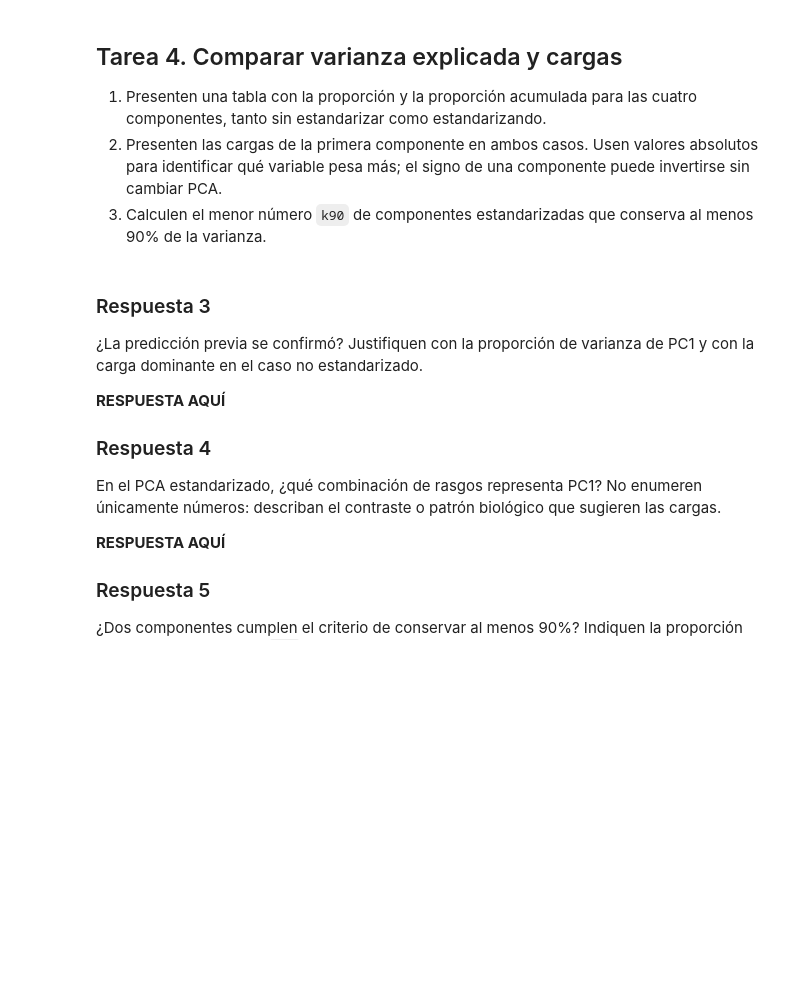
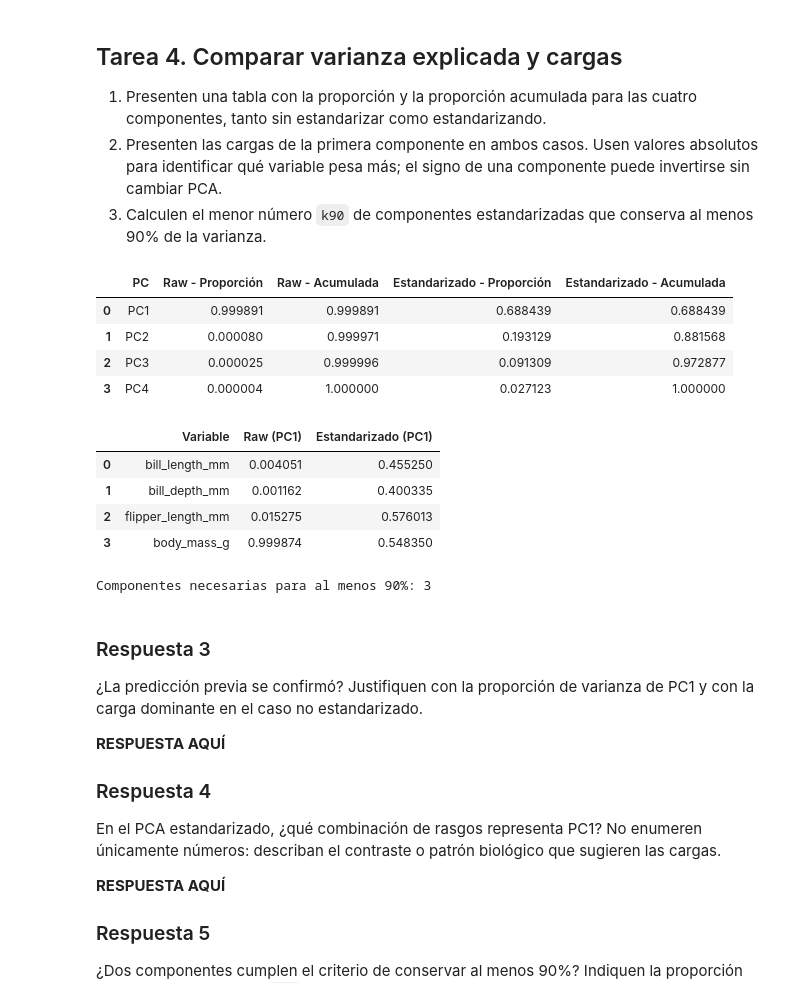
Before and after one commit to AndyEdu-usfq/hackathon2_student, a Jupyter notebook: Hackathon_2_Starter.ipynb, the cells around one changed output. Saved outputs shown, nothing was run; the diff lists cells and outputs as text; code cells hidden in the pictures; blank space fills up the shorter version.

```diff
--- a/Hackathon_2_Starter.ipynb
+++ b/Hackathon_2_Starter.ipynb
@@ -128,13 +161,40 @@ print("Desviación estándar de Z:", ...)
 3. Calculen el menor número `k90` de componentes estandarizadas que conserva al menos 90% de la varianza.
 # %%
 # TODO: construir summary y loadings_pc1.
-summary = ...
-loadings_pc1 = ...
-k90 = ...
+# Crear tabla de varianza explicada
+summary = pd.DataFrame({
+    'PC': ['PC1', 'PC2', 'PC3', 'PC4'],
+    'Raw - Proporción': ratio_raw,
+    'Raw - Acumulada': np.cumsum(ratio_raw),
+    'Estandarizado - Proporción': ratio_std,
+    'Estandarizado - Acumulada': np.cumsum(ratio_std)
+})
+
+# Cargas de la primera componente (valores absolutos)
+loadings_pc1 = pd.DataFrame({
+    'Variable': FEATURES,
+    'Raw (PC1)': np.abs(components_raw[0]),
+    'Estandarizado (PC1)': np.abs(components_std[0])
+})
+
+# Menor número de componentes para 90% de varianza acumulada
+k90 = np.argmax(np.cumsum(ratio_std) >= 0.90) + 1
 
 display(summary)
 display(loadings_pc1)
 print("Componentes necesarias para al menos 90%:", k90)
+# %% [output]
+|  | PC | Raw - Proporción | Raw - Acumulada | Estandarizado - Proporción | Estandarizado - Acumulada |
+| 0 | PC1 | 0.999891 | 0.999891 | 0.688439 | 0.688439 |
+| 1 | PC2 | 0.000080 | 0.999971 | 0.193129 | 0.881568 |
+| 2 | PC3 | 0.000025 | 0.999996 | 0.091309 | 0.972877 |
+| 3 | PC4 | 0.000004 | 1.000000 | 0.027123 | 1.000000 |
+|  | Variable | Raw (PC1) | Estandarizado (PC1) |
+| 0 | bill_length_mm | 0.004051 | 0.455250 |
+| 1 | bill_depth_mm | 0.001162 | 0.400335 |
+| 2 | flipper_length_mm | 0.015275 | 0.576013 |
+| 3 | body_mass_g | 0.999874 | 0.548350 |
+Componentes necesarias para al menos 90%: 3
 # %% [markdown]
 ### Respuesta 3
 
```
Also changed, not shown: parts of 5 cells of this notebook, 1 other file.
